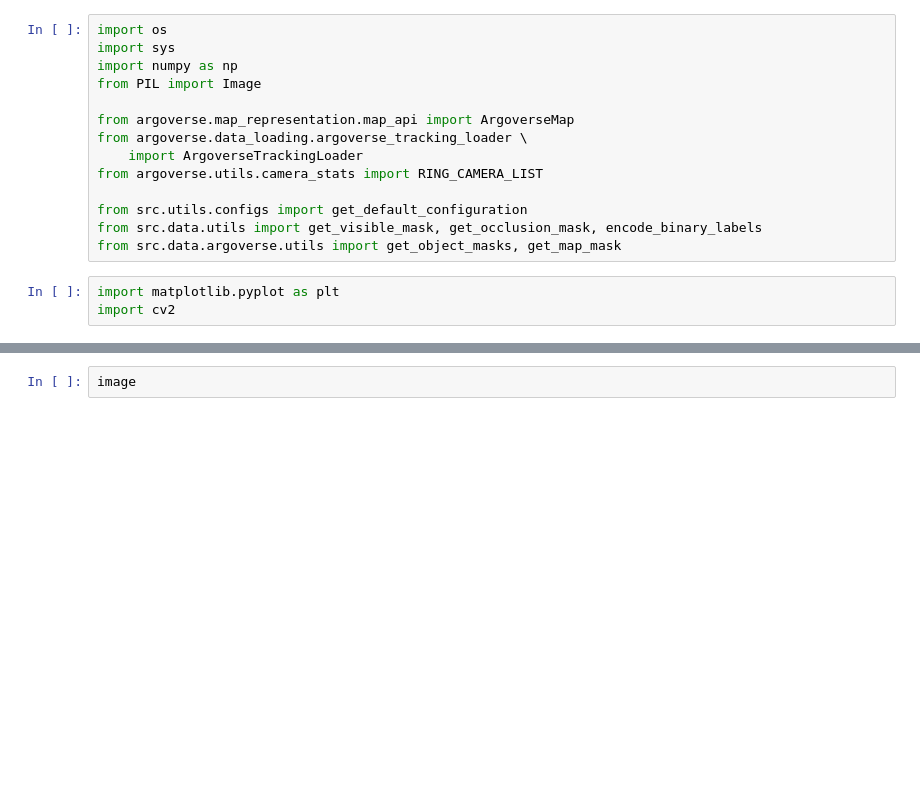
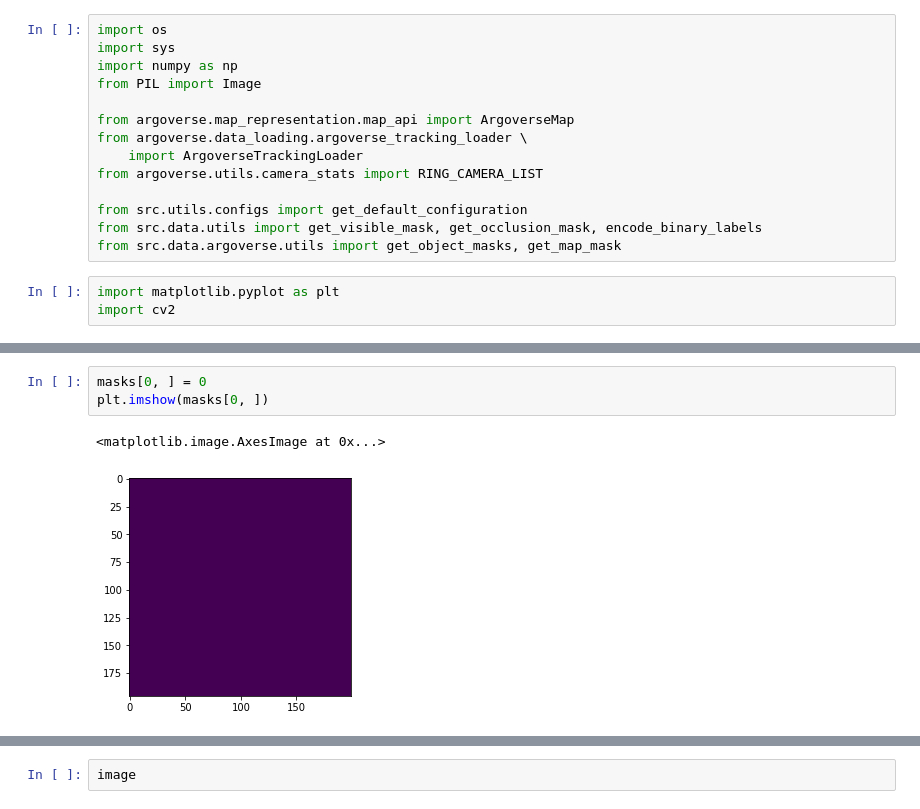
Before and after one commit to tom-roddick/mono-semantic-maps, a Jupyter notebook: explore_preprocess.ipynb, the cells around one changed output, grey strips where cells are left out. Cells and saved outputs as stored; diff of their text form; blank space fills up the shorter version.

```diff
--- a/explore_preprocess.ipynb
+++ b/explore_preprocess.ipynb
@@ -66,0 +83,6 @@ ring_side_right 0 done
+# %%
+masks[0, ] = 0
+plt.imshow(masks[0, ])
+# %% [output]
+<matplotlib.image.AxesImage at 0x...>
+[figure, added]
```
Also changed, not shown: parts of 26 cells of this notebook, 11 other files.
